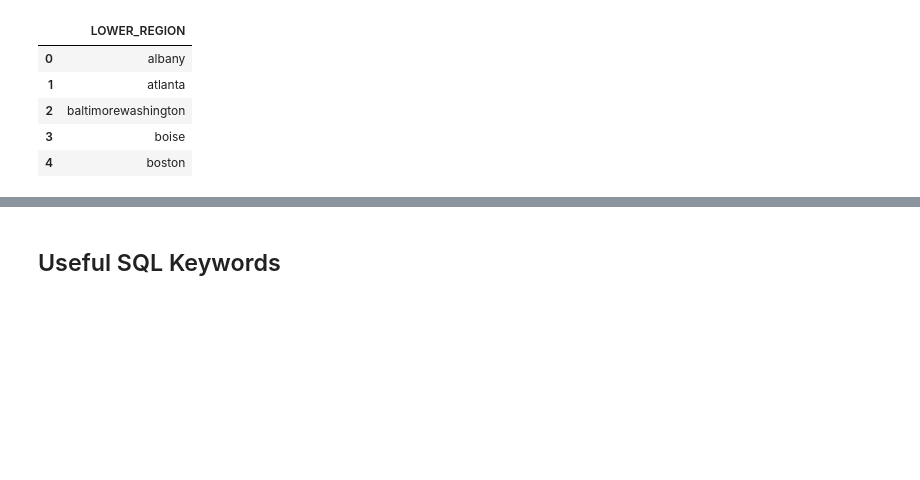
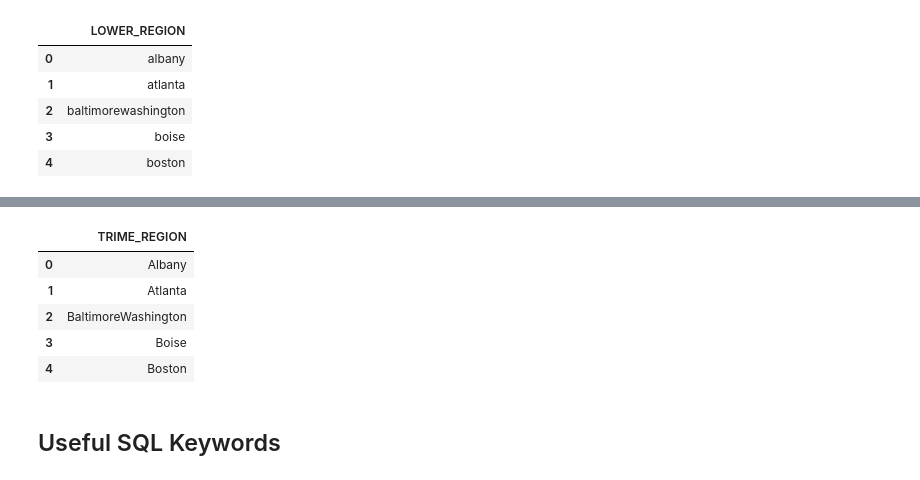
Before and after one commit to ramendrasingla/data-analysis-tutorial, a Jupyter notebook: SQL_Tutorial.ipynb, the cells around one changed output, grey strips where cells are left out. Drawn from its saved outputs; the diff is of its cells as text; code cells hidden in the pictures; blank space fills up the shorter version.

```diff
--- a/SQL_Tutorial.ipynb
+++ b/SQL_Tutorial.ipynb
@@ -292,3 +276,18 @@ execute_query(query)
+# %%
+# LTRIM, RTRIM, TRIM
+query = """
+SELECT TRIM(Region) AS TRIME_REGION
+FROM REGION
+LIMIT 5
+"""
+execute_query(query)
+# %% [output]
+|  | TRIME_REGION |
+| 0 | Albany |
+| 1 | Atlanta |
+| 2 | BaltimoreWashington |
+| 3 | Boise |
+| 4 | Boston |
 # %% [markdown]
 ## Useful SQL Keywords
 # %%
```
Also changed, not shown: parts of 9 cells of this notebook.
